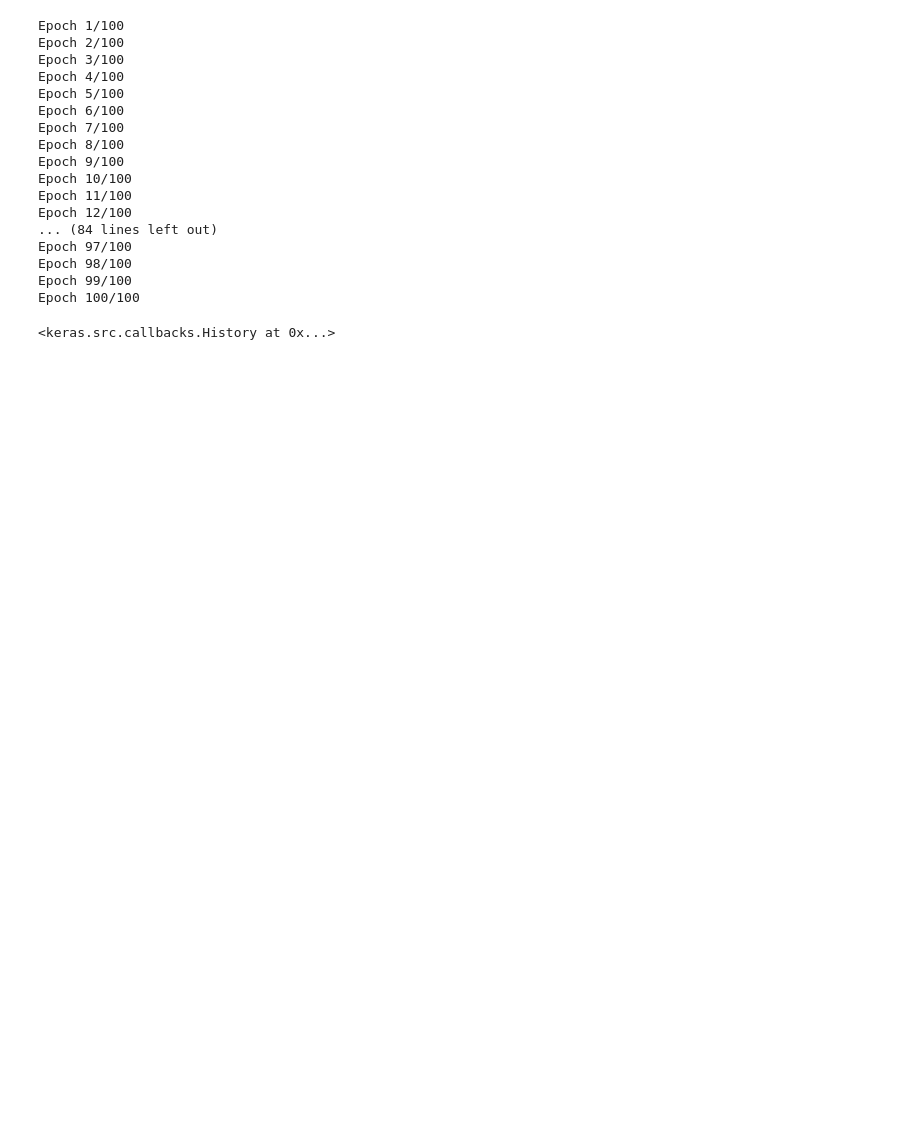
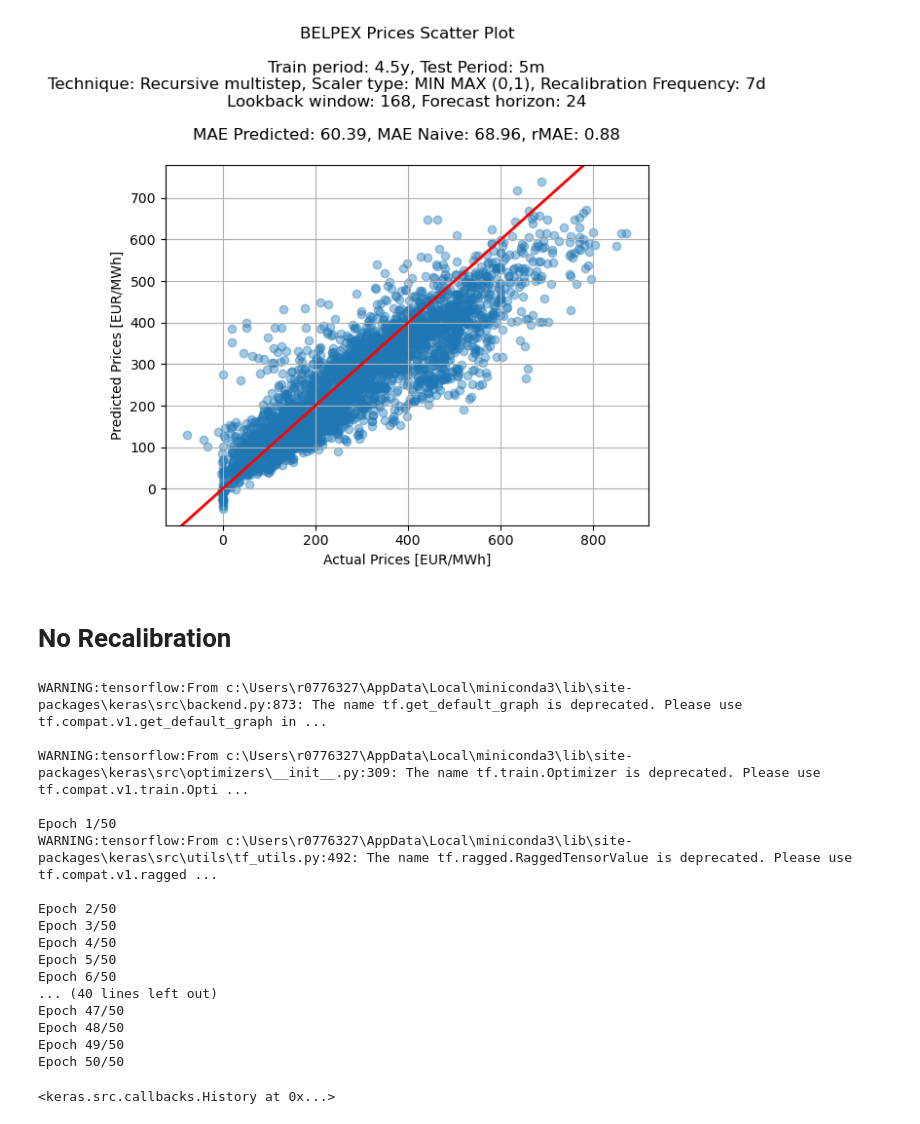
Before and after one commit to Nomercyme/DL-EPF, a Jupyter notebook: TensorFlow_LSTM.ipynb, the cells around one changed output. Drawn from its saved outputs; the diff is of its cells as text; code cells hidden in the pictures; blank space fills up the shorter version.

```diff
--- a/TensorFlow_LSTM.ipynb
+++ b/TensorFlow_LSTM.ipynb
@@ -98,3 +285,24 @@ Y_pred_naive[:-168].shape
+# %%
+fig, ax = plt.subplots()
+
+title =f"""
+Train period: {train_period}, Test Period: {test_period}
+Technique: {multistep_technique}, Scaler type: {scaler_type}, Recalibration Frequency: {recalibration}
+Lookback window: {lookback_window}, Forecast horizon: {forecast_horizon}\n
+MAE Predicted: {round(mae_pred,2)}, MAE Naive: {round(mae_naive, 2)}, rMAE: {round(mae_pred/mae_naive, 2)}
+"""
+
+ax.axline((0, 0), slope=1, color='r', linewidth=2)
+ax.scatter(x=np.concatenate(Y_actual_list), y=np.concatenate(Y_pred_list), alpha = 0.4)
+ax.grid(True)
+ax.set_xlabel("Actual Prices [EUR/MWh]")
+ax.set_ylabel("Predicted Prices [EUR/MWh]")
+plt.title(f"BELPEX Prices Scatter Plot\n{title}")
+plt.show()
+# %% [output]
+[figure, added]
+# %% [markdown]
+# No Recalibration
 # %%
 # fit the model
 model = Sequential()
@@ -103,23 +311,23 @@ model.add(LSTM(units=50))
 model.add(Dense(n_forecast))
 
 model.compile(loss='mean_absolute_error', optimizer='adam')
-model.fit(X_train, Y_train, epochs=100, batch_size=32, verbose=100)
+model.fit(X_train, Y_train, epochs=50, batch_size=32, verbose=5)
 # %% [output]
-Epoch 1/100
-Epoch 2/100
-Epoch 3/100
-Epoch 4/100
-Epoch 5/100
-Epoch 6/100
-Epoch 7/100
-Epoch 8/100
-Epoch 9/100
-Epoch 10/100
-Epoch 11/100
-Epoch 12/100
-... (84 lines left out)
-Epoch 97/100
-Epoch 98/100
-Epoch 99/100
-Epoch 100/100
+WARNING:tensorflow:From c:\Users\r0776327\AppData\Local\miniconda3\lib\site-packages\keras\src\backend.py:873: The name tf.get_default_graph is deprecated. Please use tf.compat.v1.get_default_graph in ...
+
+WARNING:tensorflow:From c:\Users\r0776327\AppData\Local\miniconda3\lib\site-packages\keras\src\optimizers\__init__.py:309: The name tf.train.Optimizer is deprecated. Please use tf.compat.v1.train.Opti ...
+
+Epoch 1/50
+WARNING:tensorflow:From c:\Users\r0776327\AppData\Local\miniconda3\lib\site-packages\keras\src\utils\tf_utils.py:492: The name tf.ragged.RaggedTensorValue is deprecated. Please use tf.compat.v1.ragged ...
+
+Epoch 2/50
+Epoch 3/50
+Epoch 4/50
+Epoch 5/50
+Epoch 6/50
+... (40 lines left out)
+Epoch 47/50
+Epoch 48/50
+Epoch 49/50
+Epoch 50/50
 <keras.src.callbacks.History at 0x...>
```
Also changed, not shown: parts of 28 cells of this notebook, 21 other files.
